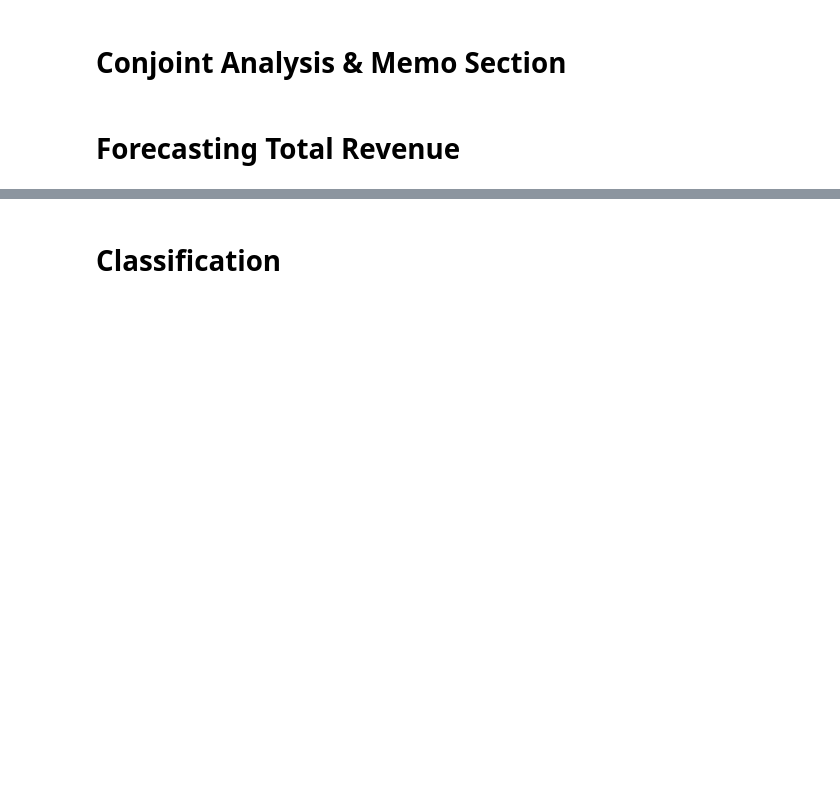
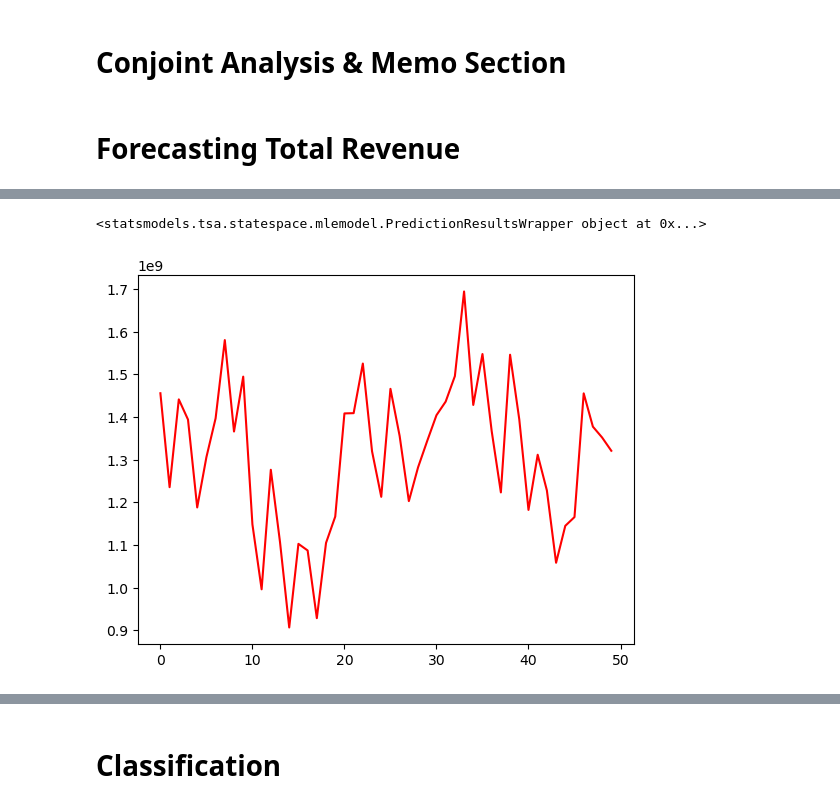
Before and after one commit to dz080/AD654_FinalProject, a Jupyter notebook: dz.ipynb, the cells around one changed output, grey strips where cells are left out. Cells and saved outputs as stored; diff of their text form; code cells hidden in the pictures; blank space fills up the shorter version.

```diff
--- a/dz.ipynb
+++ b/dz.ipynb
@@ -454,0 +582,4 @@ disney.head()
+# %%
+harrymod = SARIMAX(weekly_mean, order=(3, 0, 3), trend='c')
+results = harrymod.fit()
+results.summary()
@@ -454,0 +629,13 @@ disney.head()
+# %%
+forecast = results.get_prediction(start=-50)
+mean_forecast = forecast.predicted_mean
+confidence_intervals = forecast.conf_int()
+print(forecast)
+print
+# %% [output]
+<statsmodels.tsa.statespace.mlemodel.PredictionResultsWrapper object at 0x...>
+# %%
+plt.figure()
+plt.plot(mean_forecast.values, color='red' , label= 'forecast');
+# %% [output]
+[figure, added]
```
Also changed, not shown: parts of 20 cells of this notebook, 1 other file.
